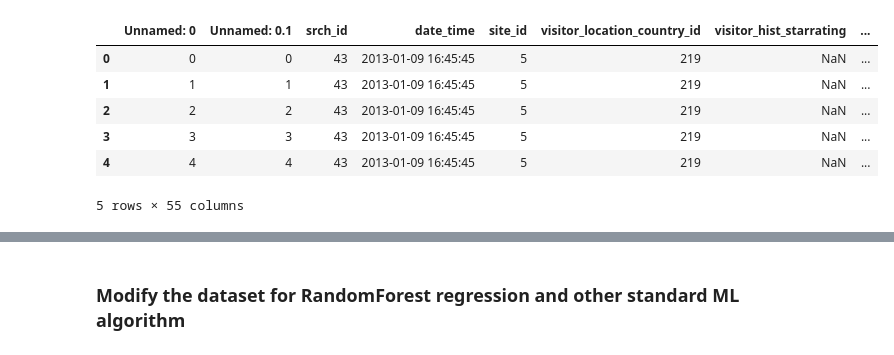
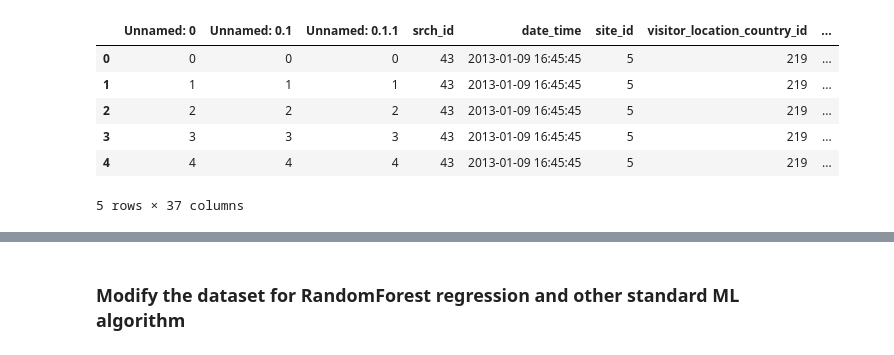
Before and after one commit to DavideBrex/Expedia-Hotels-recommendation-system, a Jupyter notebook: Test_ranking_models.ipynb, the cells around one changed output, grey strips where cells are left out. Drawn from its saved outputs; the diff is of its cells as text; code cells hidden in the pictures.

```diff
--- a/Test_ranking_models.ipynb
+++ b/Test_ranking_models.ipynb
@@ -5,13 +5,13 @@ import pandas as pd
 import numpy as np
 # %%
 path="C://Users//david\Desktop//VU amsterdam//Data mining"
-train = pd.read_csv(path+"/Preprocessed_train.csv")
+train = pd.read_csv(path+"/Feature_engineering_train.csv")
 train.head()
 # %% [output]
-|  | Unnamed: 0 | Unnamed: 0.1 | srch_id | date_time | site_id | visitor_location_country_id | visitor_hist_starrating | ... |
-| 0 | 0 | 0 | 43 | 2013-01-09 16:45:45 | 5 | 219 | NaN | ... |
-| 1 | 1 | 1 | 43 | 2013-01-09 16:45:45 | 5 | 219 | NaN | ... |
-| 2 | 2 | 2 | 43 | 2013-01-09 16:45:45 | 5 | 219 | NaN | ... |
-| 3 | 3 | 3 | 43 | 2013-01-09 16:45:45 | 5 | 219 | NaN | ... |
-| 4 | 4 | 4 | 43 | 2013-01-09 16:45:45 | 5 | 219 | NaN | ... |
+|  | Unnamed: 0 | Unnamed: 0.1 | Unnamed: 0.1.1 | srch_id | date_time | site_id | visitor_location_country_id | ... |
+| 0 | 0 | 0 | 0 | 43 | 2013-01-09 16:45:45 | 5 | 219 | ... |
+| 1 | 1 | 1 | 1 | 43 | 2013-01-09 16:45:45 | 5 | 219 | ... |
+| 2 | 2 | 2 | 2 | 43 | 2013-01-09 16:45:45 | 5 | 219 | ... |
+| 3 | 3 | 3 | 3 | 43 | 2013-01-09 16:45:45 | 5 | 219 | ... |
+| 4 | 4 | 4 | 4 | 43 | 2013-01-09 16:45:45 | 5 | 219 | ... |
-5 rows × 55 columns
+5 rows × 37 columns
```
Also changed, not shown: parts of 14 cells of this notebook, 1 other file.
